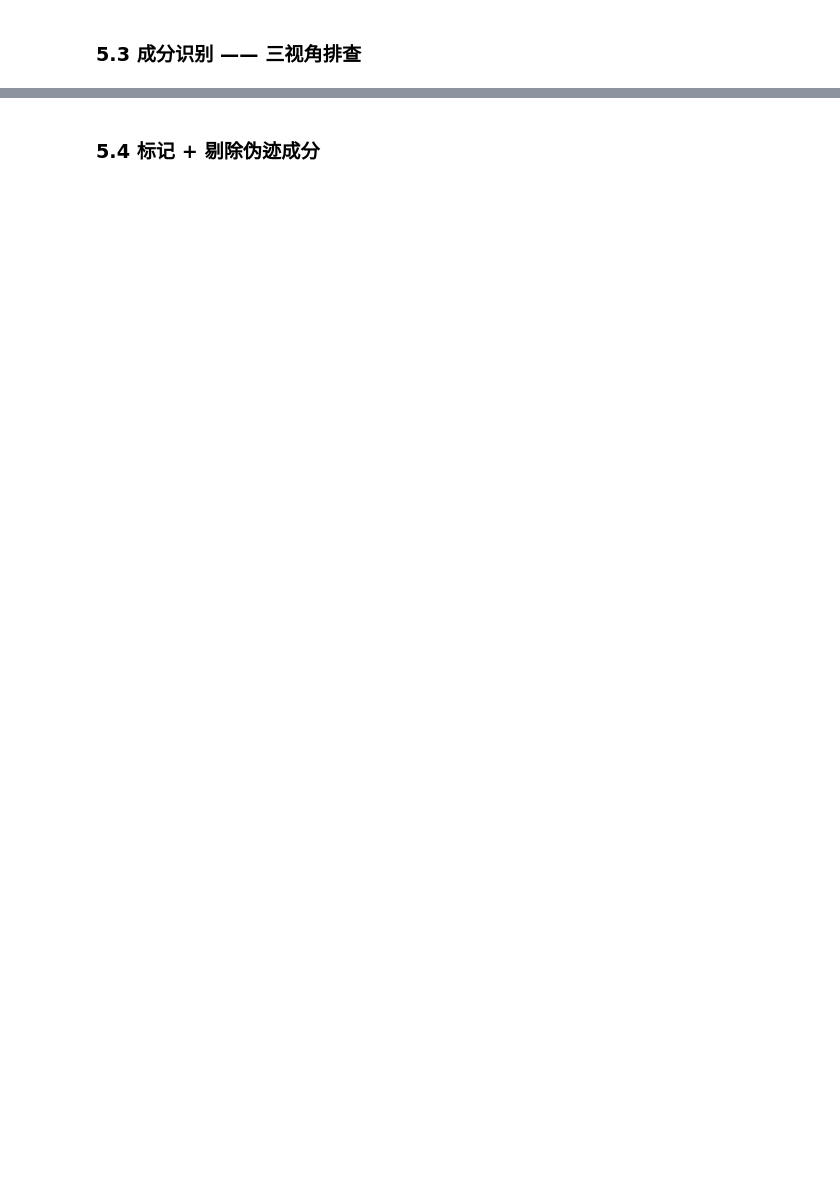
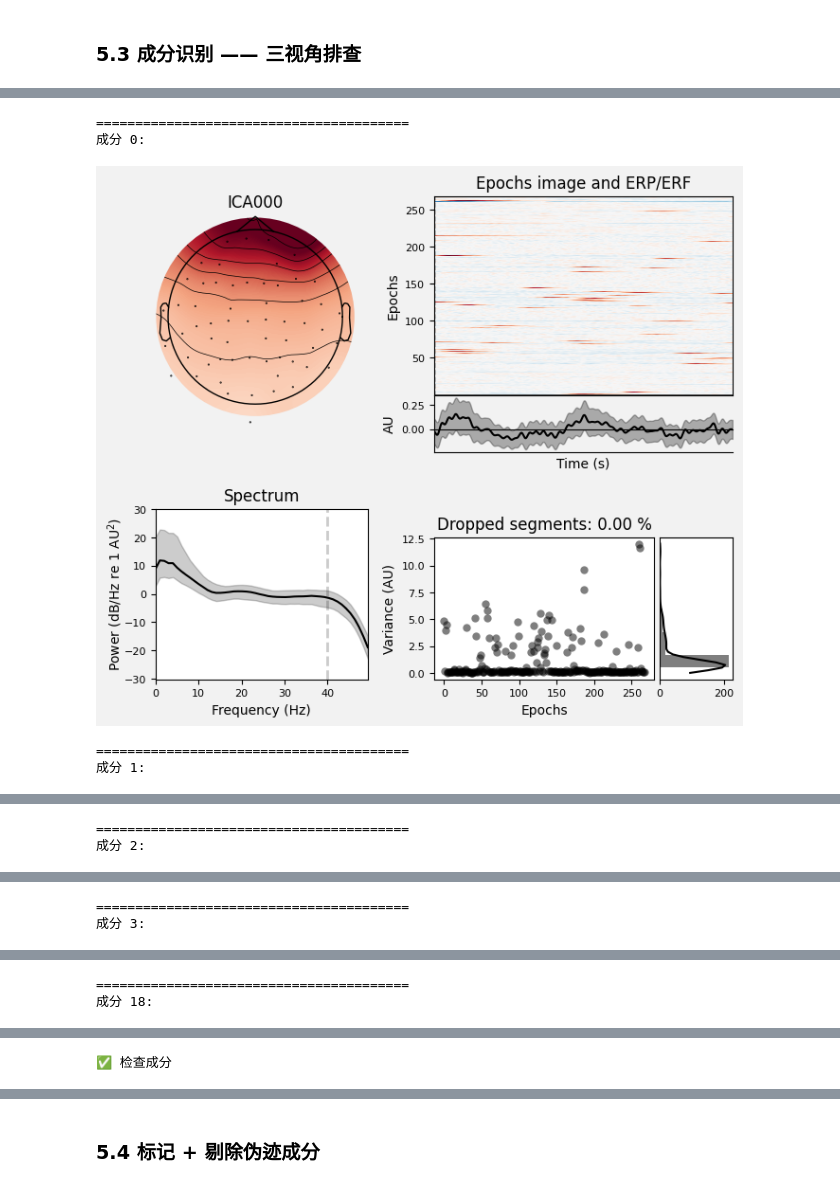
Before and after one commit to usstziyi/eeg_ica_learning, a Jupyter notebook: notebooks/unit5_full_pipeline.ipynb, the cells around one changed output, grey strips where cells are left out. Drawn from its saved outputs; the diff is of its cells as text; code cells hidden in the pictures; blank space fills up the shorter version.

```diff
--- a/notebooks/unit5_full_pipeline.ipynb
+++ b/notebooks/unit5_full_pipeline.ipynb
@@ -10,29 +33,23 @@
 # %%
-import mne
-import numpy as np
-import matplotlib.pyplot as plt
-from mne.preprocessing import ICA
-
-# ── 加载 ──
-sample_data_dir = mne.datasets.sample.data_path()
-raw_fname = sample_data_dir / 'MEG' / 'sample' / 'sample_audvis_raw.fif'
-raw = mne.io.read_raw_fif(raw_fname, preload=True)
-raw.pick(['eeg'])
-montage = mne.channels.make_standard_montage('standard_1020')
-raw.set_montage(montage)
-
-print(f"原始: {len(raw.ch_names)} 通道, {raw.times[-1]:.0f}s, {raw.info['sfreq']} Hz")
-
 # ── 滤波 ──
-raw_filt = raw.copy().filter(l_freq=1.0, h_freq=40.0, fir_design='firwin')
-raw_filt = raw_filt.notch_filter(freqs=50, fir_design='firwin')
+raw_filt = raw.copy()
+raw_filt = raw_filt.filter(l_freq=1.0, h_freq=40.0, fir_design='firwin', verbose=False)
+raw_filt = raw_filt.notch_filter(freqs=50, fir_design='firwin', verbose=False)
 print("✅ 滤波: 1-40 Hz 带通 + 50 Hz 陷波")
 
 # ── 剔除大伪迹段 ──
 reject_criteria = dict(eeg=200e-6)
 events = mne.make_fixed_length_events(raw_filt, duration=1.0)
-epochs = mne.Epochs(raw_filt, events, tmin=0, tmax=0.99,
-                     baseline=None, reject=reject_criteria, preload=True)
+epochs = mne.Epochs(
+    raw_filt,
+    events,
+    tmin=0,
+    tmax=0.99,
+    baseline=None,
+    reject=reject_criteria,
+    preload=True,
+    verbose=False
+)
 print(f"✅ 坏段剔除: {len(events)-len(epochs)}/{len(events)} 段被排除")
 
 # 用 epoch 重建 raw（MNE 内部会自动跳过坏段）
@@ -45,10 +66,10 @@ print(f"保留: {len(epochs)} 段 → 用于 ICA 拟合")
 n_components = 20
 ica = ICA(
     n_components=n_components,
-    method='fastica',
+    method='picard', # picard # fastica
     random_state=42,
     max_iter='auto',
-    fit_params=dict(extended=True)
+    verbose=False
 )
 
 print(f"拟合 ICA（{n_components} 成分）...")
@@ -69,7 +106,14 @@ print("→ 找间歇脉冲（眨眼）、规律尖峰（心跳）、持续噪声
 # %%
 # ③ 逐个查验可疑成分
 # 改成你想要细看的成分编号
-suspects = [0, 1, 2]  # ← 根据前面的观察修改这个列表
+suspects = [0, 1, 2, 3, 18]  # ← 根据前面的观察修改这个列表
 for i in suspects:
     print(f"\n{'='*40}\n成分 {i}:")
-    ica.plot_properties(raw_filt, picks=[i])
+    ica.plot_properties(epochs, picks=[i], verbose=False)
+print("✅ 检查成分")
+# %% [output]
+========================================
+成分 0:
+[figure, added]
+========================================
+成分 1:
@@ -75,0 +121,2 @@ for i in suspects:
+========================================
+成分 2:
@@ -75,0 +124,2 @@ for i in suspects:
+========================================
+成分 3:
@@ -75,0 +127,2 @@ for i in suspects:
+========================================
+成分 18:
@@ -75,0 +130 @@ for i in suspects:
+✅ 检查成分
```
Also changed, not shown: parts of 15 cells of this notebook, 4 other files.
